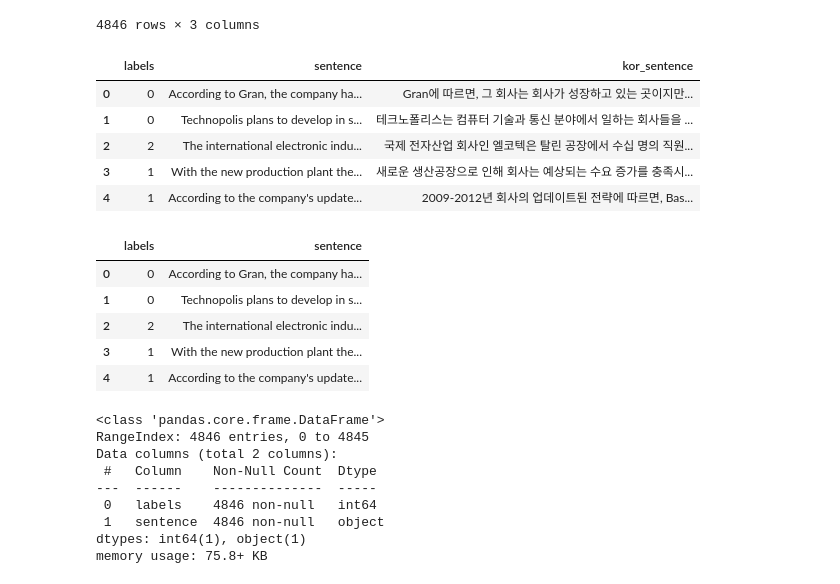
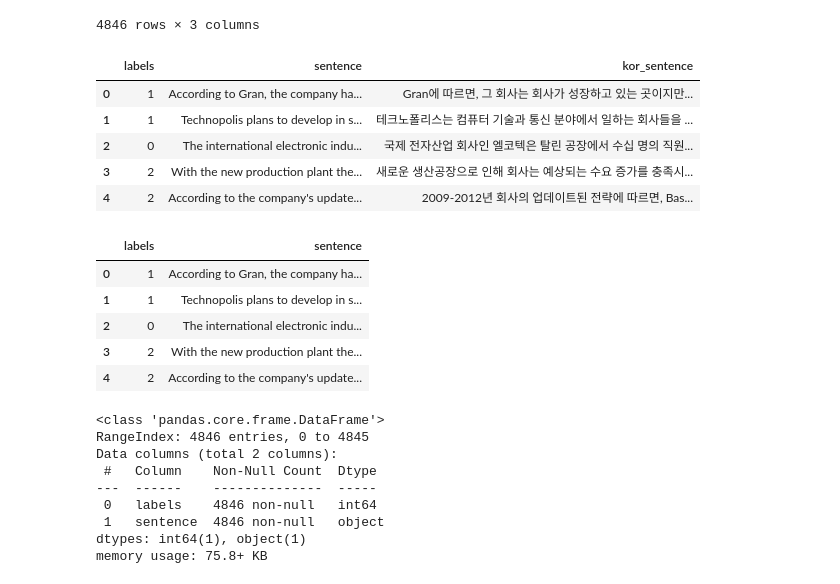
Before and after one commit to high-profit-guaranteed/ML, a Jupyter notebook: BERT_sentiment_analysis_eng.ipynb, the cells around one changed output. Drawn from its saved outputs; the diff is of its cells as text; code cells hidden in the pictures.

Commit message:
labeling 수정
부정 0, 중립 1, 긍정 2로 변경
나중에 평균 낼 때 편하게

```diff
--- a/BERT_sentiment_analysis_eng.ipynb
+++ b/BERT_sentiment_analysis_eng.ipynb
@@ -39,26 +39,26 @@ data
 | 4845 | negative | Sales in Finland decreased by 10.... | 핀란드에서의 판매는 1월에 10.5% 감소한 반면, 국외에서... |
 4846 rows × 3 columns
 # %%
-data['labels'] = data['labels'].replace(['neutral', 'positive', 'negative'],[0, 1, 2])
+data['labels'] = data['labels'].replace(['negative', 'neutral', 'positive'],[0, 1, 2])
 data[:5]
 # %% [output]
 |  | labels | sentence | kor_sentence |
-| 0 | 0 | According to Gran, the company ha... | Gran에 따르면, 그 회사는 회사가 성장하고 있는 곳이지만... |
-| 1 | 0 | Technopolis plans to develop in s... | 테크노폴리스는 컴퓨터 기술과 통신 분야에서 일하는 회사들을 ... |
-| 2 | 2 | The international electronic indu... | 국제 전자산업 회사인 엘코텍은 탈린 공장에서 수십 명의 직원... |
-| 3 | 1 | With the new production plant the... | 새로운 생산공장으로 인해 회사는 예상되는 수요 증가를 충족시... |
-| 4 | 1 | According to the company's update... | 2009-2012년 회사의 업데이트된 전략에 따르면, Bas... |
+| 0 | 1 | According to Gran, the company ha... | Gran에 따르면, 그 회사는 회사가 성장하고 있는 곳이지만... |
+| 1 | 1 | Technopolis plans to develop in s... | 테크노폴리스는 컴퓨터 기술과 통신 분야에서 일하는 회사들을 ... |
+| 2 | 0 | The international electronic indu... | 국제 전자산업 회사인 엘코텍은 탈린 공장에서 수십 명의 직원... |
+| 3 | 2 | With the new production plant the... | 새로운 생산공장으로 인해 회사는 예상되는 수요 증가를 충족시... |
+| 4 | 2 | According to the company's update... | 2009-2012년 회사의 업데이트된 전략에 따르면, Bas... |
 # %%
 del data['kor_sentence']
 # %%
 data[:5]
 # %% [output]
 |  | labels | sentence |
-| 0 | 0 | According to Gran, the company ha... |
-| 1 | 0 | Technopolis plans to develop in s... |
-| 2 | 2 | The international electronic indu... |
-| 3 | 1 | With the new production plant the... |
-| 4 | 1 | According to the company's update... |
+| 0 | 1 | According to Gran, the company ha... |
+| 1 | 1 | Technopolis plans to develop in s... |
+| 2 | 0 | The international electronic indu... |
+| 3 | 2 | With the new production plant the... |
+| 4 | 2 | According to the company's update... |
 # %%
 data.info()
 # %% [output]
```
Also changed, not shown: parts of 16 cells of this notebook.
